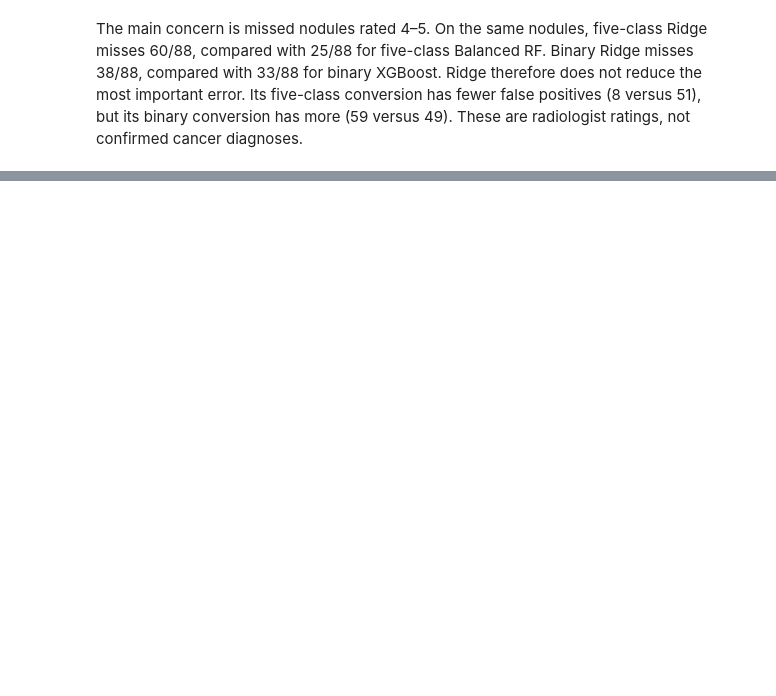
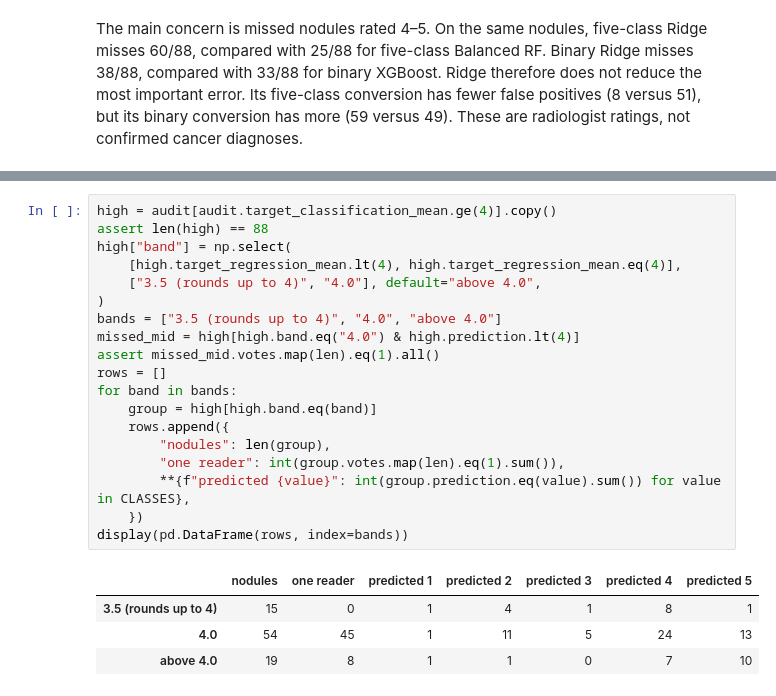
Before and after one commit to anaaaraujoo/lung-ct-classification, a Jupyter notebook: notebooks/new_radiomics_results_analysis.ipynb, the cells around one changed output, grey strips where cells are left out. Drawn from its saved outputs; the diff is of its cells as text; blank space fills up the shorter version.

```diff
--- a/notebooks/new_radiomics_results_analysis.ipynb
+++ b/notebooks/new_radiomics_results_analysis.ipynb
@@ -691,0 +857,24 @@ The main concern is missed nodules rated 4–5. On the same nodules, five-class
+# %%
+high = audit[audit.target_classification_mean.ge(4)].copy()
+assert len(high) == 88
+high["band"] = np.select(
+    [high.target_regression_mean.lt(4), high.target_regression_mean.eq(4)],
+    ["3.5 (rounds up to 4)", "4.0"], default="above 4.0",
+)
+bands = ["3.5 (rounds up to 4)", "4.0", "above 4.0"]
+missed_mid = high[high.band.eq("4.0") & high.prediction.lt(4)]
+assert missed_mid.votes.map(len).eq(1).all()
+rows = []
+for band in bands:
+    group = high[high.band.eq(band)]
+    rows.append({
+        "nodules": len(group),
+        "one reader": int(group.votes.map(len).eq(1).sum()),
+        **{f"predicted {value}": int(group.prediction.eq(value).sum()) for value in CLASSES},
+    })
+display(pd.DataFrame(rows, index=bands))
+# %% [output]
+|  | nodules | one reader | predicted 1 | predicted 2 | predicted 3 | predicted 4 | predicted 5 |
+| 3.5 (rounds up to 4) | 15 | 0 | 1 | 4 | 1 | 8 | 1 |
+| 4.0 | 54 | 45 | 1 | 11 | 5 | 24 | 13 |
+| above 4.0 | 19 | 8 | 1 | 1 | 0 | 7 | 10 |
```
Also changed, not shown: parts of 13 cells of this notebook, 1 other file.
